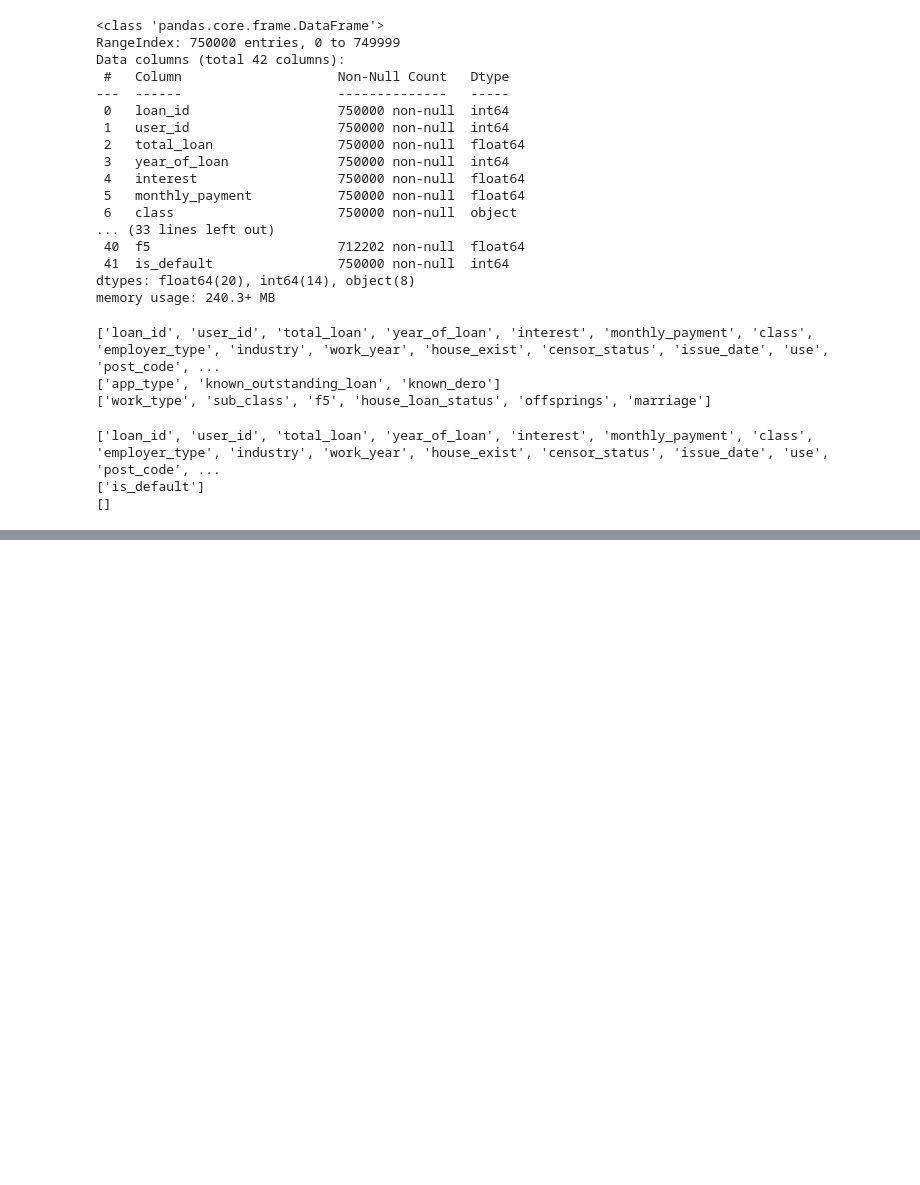
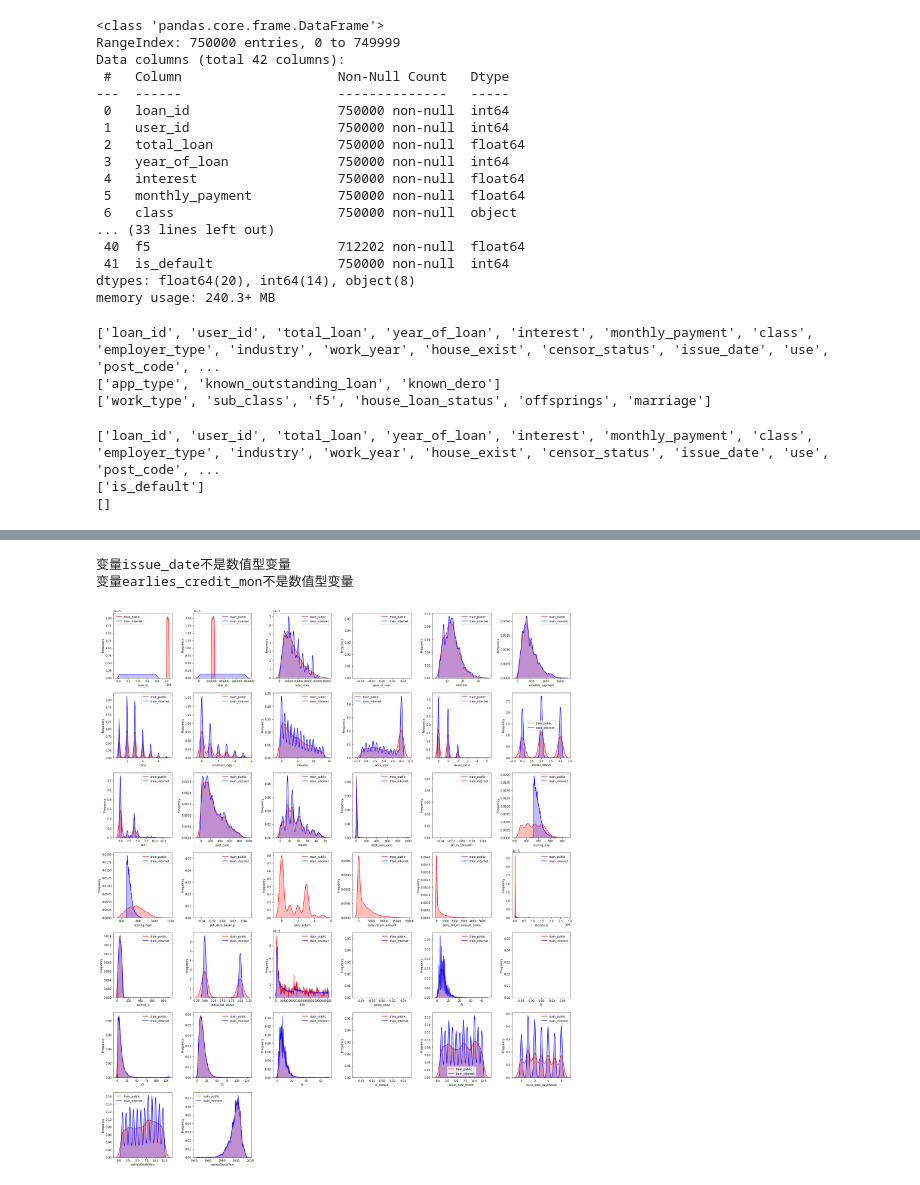
Before and after one commit to jfma-USTC/personal_loan_default_forecast, a Jupyter notebook: code/data_analysis/data_analysis.ipynb, the cells around one changed output, grey strips where cells are left out. Saved outputs shown, nothing was run; the diff lists cells and outputs as text; code cells hidden in the pictures; blank space fills up the shorter version.

```diff
--- a/code/data_analysis/data_analysis.ipynb
+++ b/code/data_analysis/data_analysis.ipynb
@@ -191,0 +229,30 @@ plt.show()
+# %%
+# KDE 分布图
+common_cols = []
+for col in train_internet_data.columns:
+    if col in train_public_data.columns:
+        common_cols.append(col)
+    else: continue
+
+dist_cols = 6
+dist_rows = len(common_cols)
+plt.figure(figsize=(4*dist_cols, 4*dist_rows))
+i = 1
+
+for col in common_cols:
+    try:
+        ax = plt.subplot(dist_rows, dist_cols, i)
+        ax = sns.kdeplot(train_public_data[col], color = 'Red', shade=True)
+        ax = sns.kdeplot(train_internet_data[col], color = 'Blue', shade=True)
+        ax.set_xlabel(col)
+        ax.set_ylabel('Frequency')
+        ax = ax.legend(['train_public','train_internet'])
+        i += 1
+    except:
+        print(f'变量{col}不是数值型变量')
+plt.tight_layout()
+plt.show()
+# %% [output]
+变量issue_date不是数值型变量
+变量earlies_credit_mon不是数值型变量
+[figure, added]
```
Also changed, not shown: parts of 3 cells of this notebook, 2 other files.
